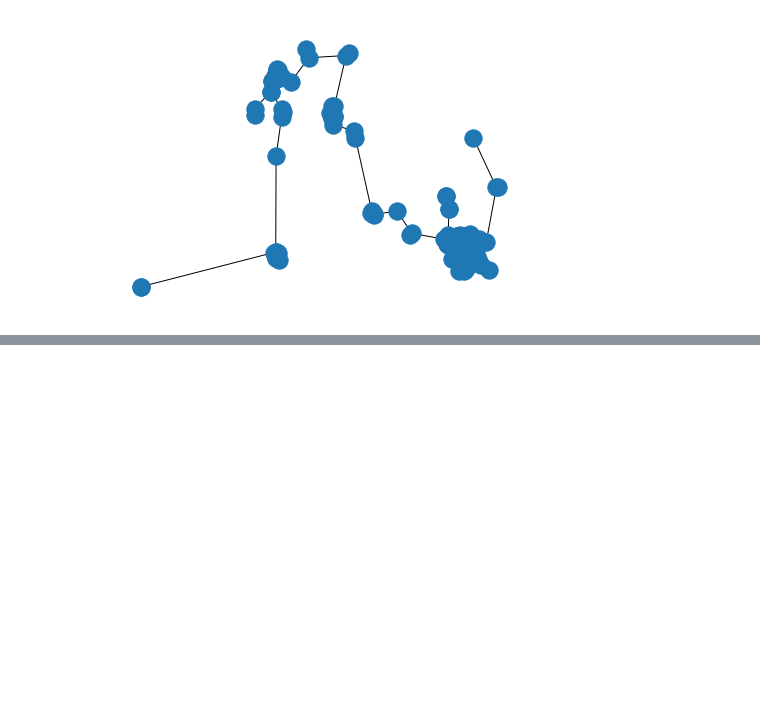
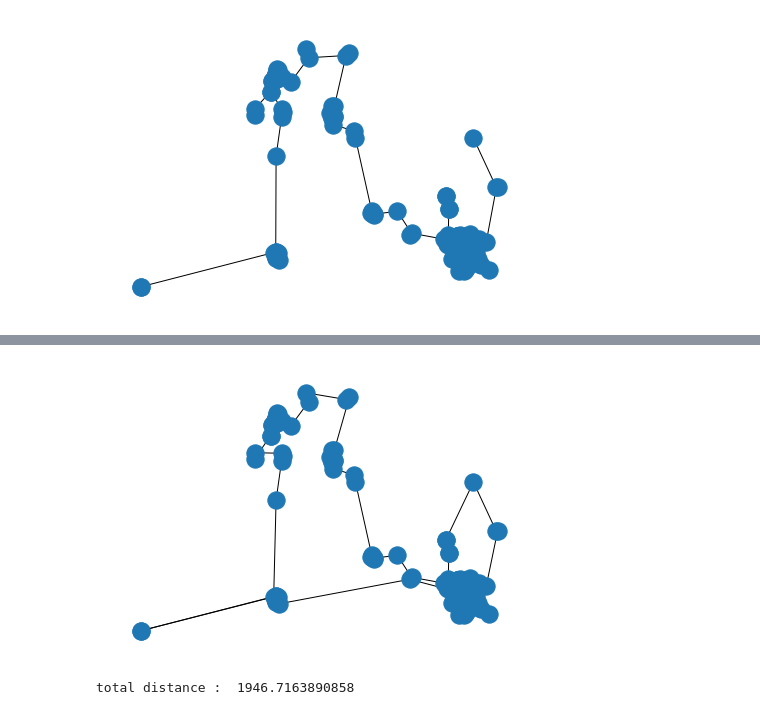
Before and after one commit to nurinarina/WIA2005-moonbucks, a Jupyter notebook: WIA2005Q2.ipynb, the cells around one changed output, grey strips where cells are left out. Saved outputs shown, nothing was run; the diff lists cells and outputs as text; code cells hidden in the pictures; blank space fills up the shorter version.

```diff
--- a/WIA2005Q2.ipynb
+++ b/WIA2005Q2.ipynb
@@ -172,0 +224,17 @@ nx.draw(T, pos=tempNode)
+# %%
+# draw the tour
+tour_edges = [ (tour[i-1], tour[i]) for i in range(n)]
+nx.draw(G.edge_subgraph(tour_edges), pos=tempNode)
+# %% [output]
+[figure, added]
+# %%
+Total_Distance = 0
+for i in range(len(tour)-1):
+    #print(str(tour[i]) + '---' + str(japanDistanceMatrix[tour[i]][tour[i+1]]) + '---' + str(tour[i+1]))
+    Total_Distance += koreaDistanceList[tour[i]][tour[i+1]]
+
+#print(str(tour[i+1]) + '---' + str(japanDistanceMatrix[tour[i+1]][tour[0]]) + '---' + str(tour[0]))
+Total_Distance += koreaDistanceList[tour[i+1]][tour[0]]
+print("total distance : ", Total_Distance)
+# %% [output]
+total distance :  1946.7163890858
```
Also changed, not shown: parts of 10 cells of this notebook.
